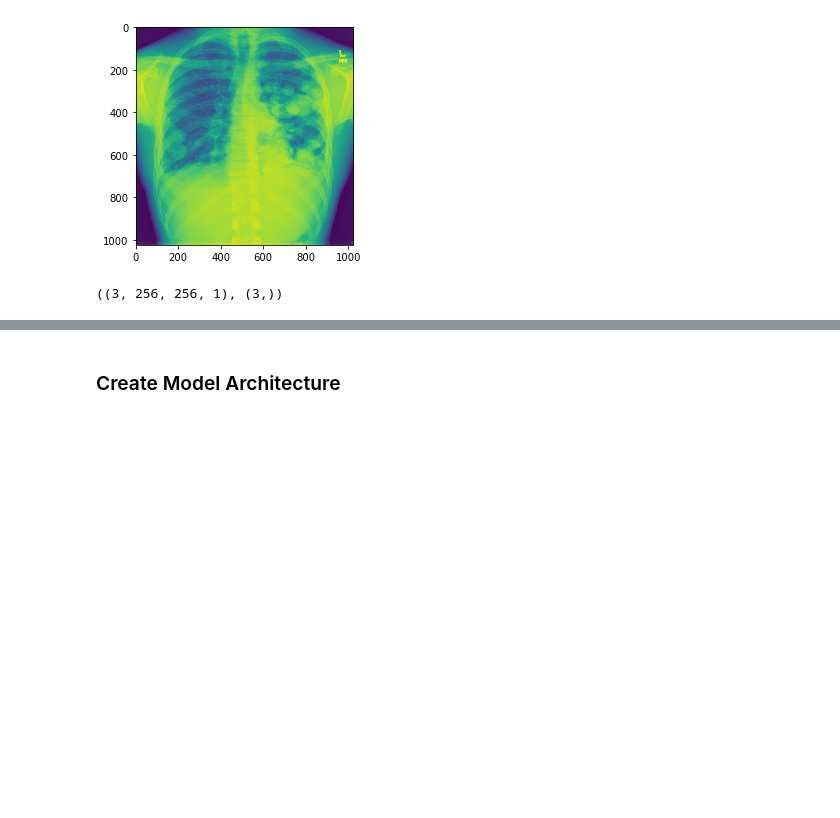
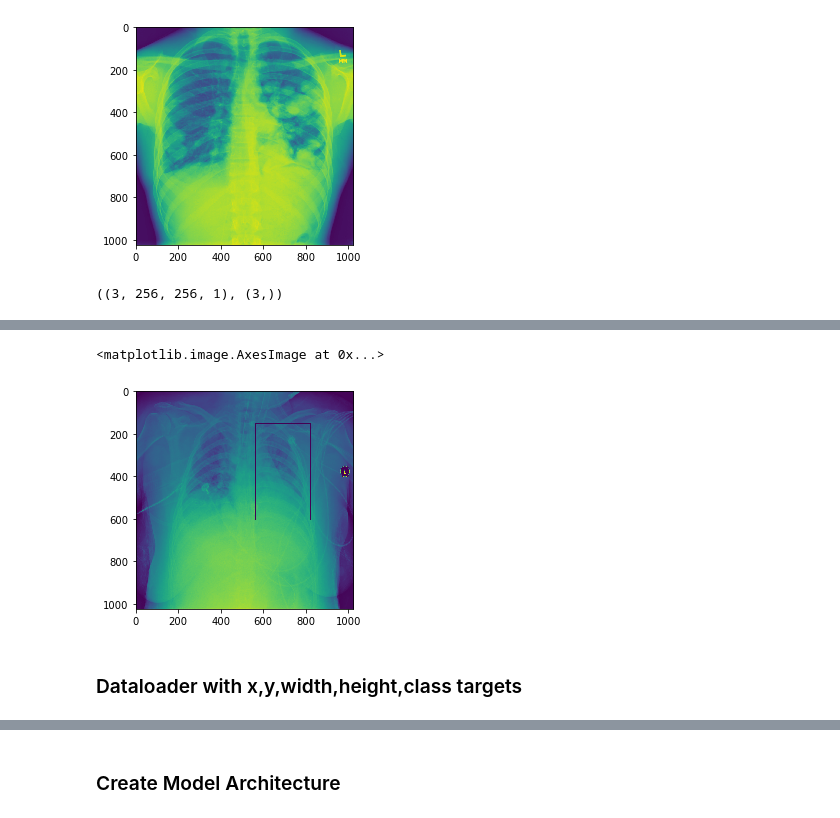
Before and after one commit to metachi/pneumonia, a Jupyter notebook: model_training.ipynb, the cells around one changed output, grey strips where cells are left out. Saved outputs shown, nothing was run; the diff lists cells and outputs as text; code cells hidden in the pictures; blank space fills up the shorter version.

```diff
--- a/model_training.ipynb
+++ b/model_training.ipynb
@@ -330,0 +363,11 @@ plt.imshow(np.squeeze(x[2])) #this will likely be a different image since we shu
+# %%
+x1 = 562
+y1 = 152
+x2 = x1 + 256
+y2 = y1 + 453
+plt.imshow(cv2.rectangle(im, (x1, y1), (x2, y2), (0,255,255), 2))
+# %% [output]
+<matplotlib.image.AxesImage at 0x...>
+[figure, added]
+# %% [markdown]
+### Dataloader with x,y,width,height,class targets
```
Also changed, not shown: parts of 24 cells of this notebook.
